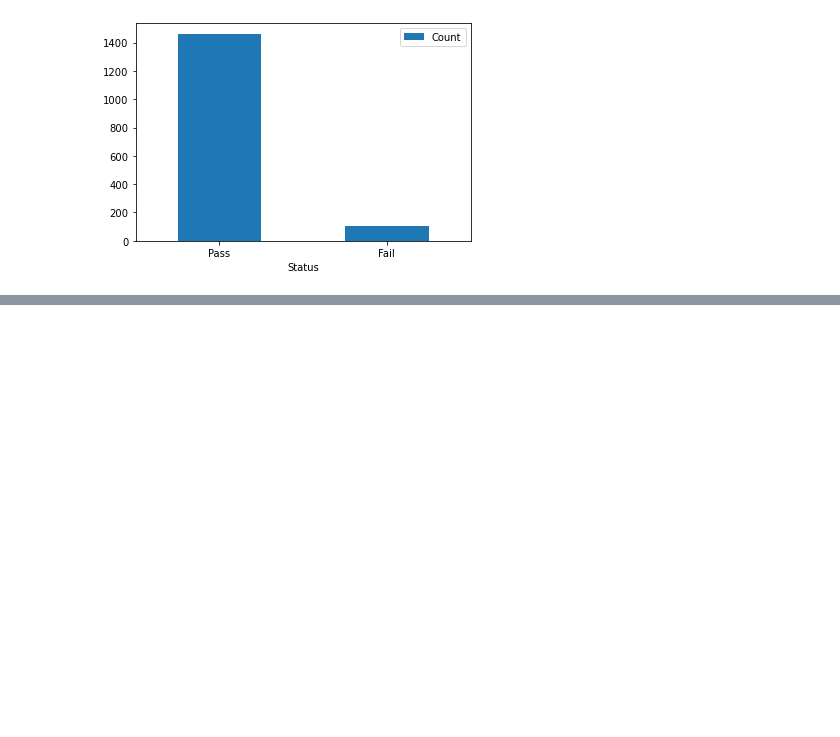
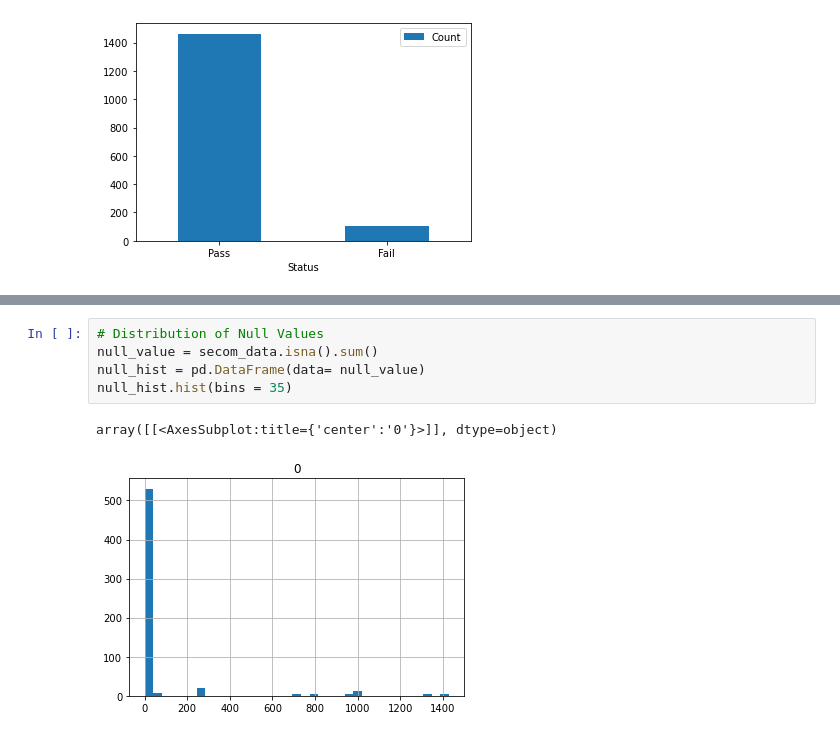
Before and after one commit to Himanshu-Dharma/secom_mpmd, a Jupyter notebook: Secom -Prasad (Formated).ipynb, the cells around one changed output, grey strips where cells are left out. Saved outputs shown, nothing was run; the diff lists cells and outputs as text; blank space fills up the shorter version.

```diff
--- a/Secom -Prasad.ipynb
+++ b/Secom -Prasad (Formated).ipynb
@@ -215,0 +189,8 @@ array([[<AxesSubplot:title={'center':'0'}>]], dtype=object)
+# %%
+# Distribution of Null Values
+null_value = secom_data.isna().sum()
+null_hist = pd.DataFrame(data= null_value)
+null_hist.hist(bins = 35)
+# %% [output]
+array([[<AxesSubplot:title={'center':'0'}>]], dtype=object)
+[figure, added]
```
Also changed, not shown: parts of 37 cells of this notebook.
